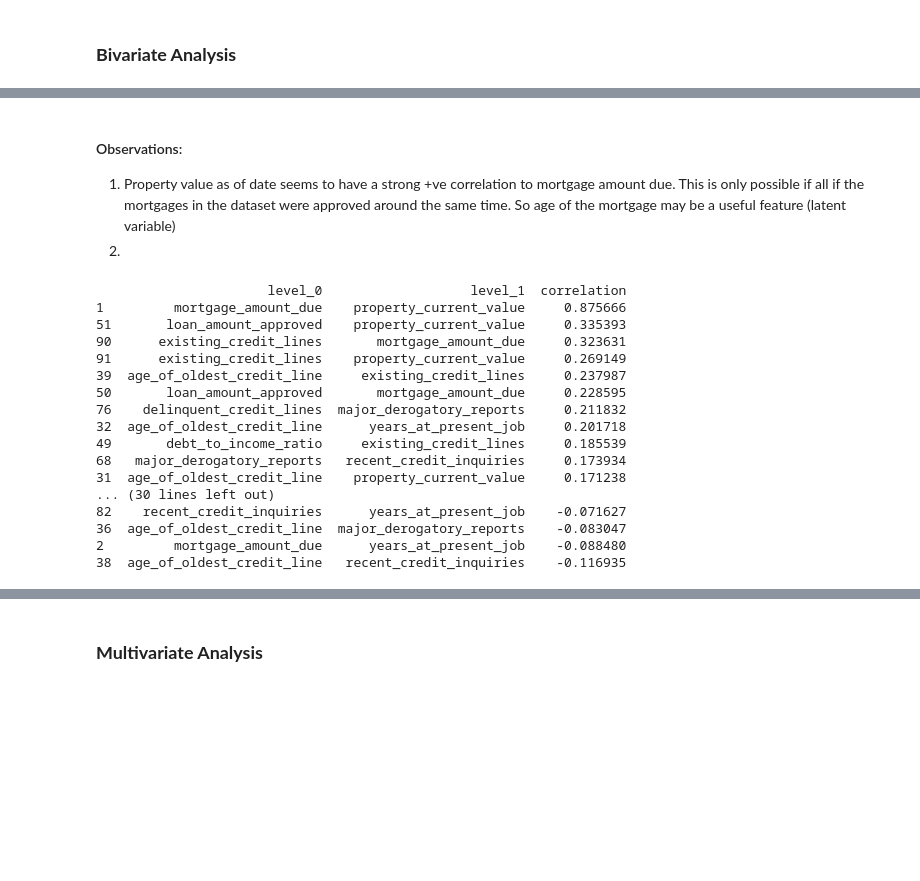
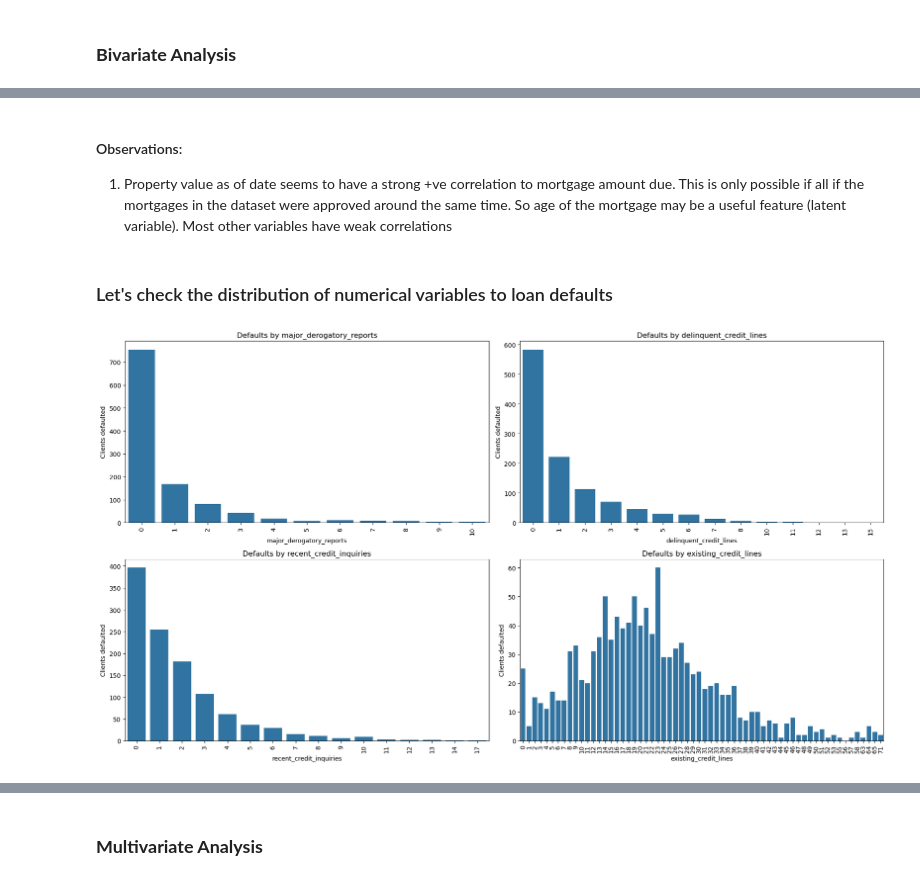
Before and after one commit to vmagar1729/analytiqbit, a Jupyter notebook: notebooks/Capstone_Project_Reference_Notebook_Loan_Default_Prediction_Full_Code.ipynb, the cells around one changed output, grey strips where cells are left out. Drawn from its saved outputs; the diff is of its cells as text; code cells hidden in the pictures; blank space fills up the shorter version.

```diff
--- a/notebooks/Capstone_Project_Reference_Notebook_Loan_Default_Prediction_Full_Code.ipynb
+++ b/notebooks/Capstone_Project_Reference_Notebook_Loan_Default_Prediction_Full_Code.ipynb
@@ -445,34 +484,31 @@ plt.show()
 # %% [markdown]
 #### Observations:
-1. Property value as of date seems to have a strong +ve correlation to mortgage amount due. This is only possible if all if the mortgages in the dataset were approved around the same time. So age of the mortgage may be a useful feature (latent variable)
-2.
+1. Property value as of date seems to have a strong +ve correlation to mortgage amount due. This is only possible if all if the mortgages in the dataset were approved around the same time. So age of the mortgage may be a useful feature (latent variable). Most other variables have weak correlations
-# %%
-# Sort correlations and exclude duplicates (e.g., var1 to var2 and var2 to var1)
-sorted_unique_correlations = (
-    correlation_matrix
-    .stack()                            # Flatten the matrix into a Series
-    .reset_index()                      # Reset index to access column pairs
-    .rename(columns={0: 'correlation'}) # Rename correlation column
-    .query("level_0 < level_1")         # Keep only one direction (unique pairs)
-    .sort_values(by='correlation', ascending=False)  # Sort by correlation
-)
-
-print(sorted_unique_correlations)
-# %% [output]
-                      level_0                   level_1  correlation
-1         mortgage_amount_due    property_current_value     0.875666
-51       loan_amount_approved    property_current_value     0.335393
-90      existing_credit_lines       mortgage_amount_due     0.323631
-91      existing_credit_lines    property_current_value     0.269149
-39  age_of_oldest_credit_line     existing_credit_lines     0.237987
-50       loan_amount_approved       mortgage_amount_due     0.228595
-76    delinquent_credit_lines  major_derogatory_reports     0.211832
-32  age_of_oldest_credit_line      years_at_present_job     0.201718
-49       debt_to_income_ratio     existing_credit_lines     0.185539
-68   major_derogatory_reports   recent_credit_inquiries     0.173934
-31  age_of_oldest_credit_line    property_current_value     0.171238
-... (30 lines left out)
-82    recent_credit_inquiries      years_at_present_job    -0.071627
-36  age_of_oldest_credit_line  major_derogatory_reports    -0.083047
-2         mortgage_amount_due      years_at_present_job    -0.088480
-38  age_of_oldest_credit_line   recent_credit_inquiries    -0.116935
+# %% [markdown]
+### Let's check the distribution of numerical variables to loan defaults
+# %%
+cols_to_plot = ['major_derogatory_reports', 'delinquent_credit_lines', 'recent_credit_inquiries', 'existing_credit_lines']
+
+# Create subplots (3 rows, 2 columns)f
+ig, axes = plt.subplots(2, 2, figsize=(18, 10))
+# fig.delaxes(axes[3, 2])  # Remove the extra subplot (12th)
+axes = axes.flatten()  # Flatten the array for easier indexing
+
+# Iterate through variables and create barplots
+for i, var in enumerate(cols_to_plot):
+
+    # Calculate the sum of 'status' for each category of the variable
+    var_sums = default.groupby(var)['client_defaulted_on_loan_num'].sum().reset_index()
+
+    # Create the barplot
+    sns.barplot(x=var, y='client_defaulted_on_loan_num', data=var_sums, ax=axes[i])
+    axes[i].set_title(f'Defaults by {var}')
+    axes[i].set_xlabel(var)
+    axes[i].set_ylabel('Clients defaulted')
+    axes[i].tick_params(axis='x', rotation=90)  # Rotate x-axis labels for better readability
+
+# Adjust layout and display the plot
+plt.tight_layout()
+plt.show()
+# %% [output]
+[figure, added]
```
Also changed, not shown: parts of 16 cells of this notebook, 2 other files.
